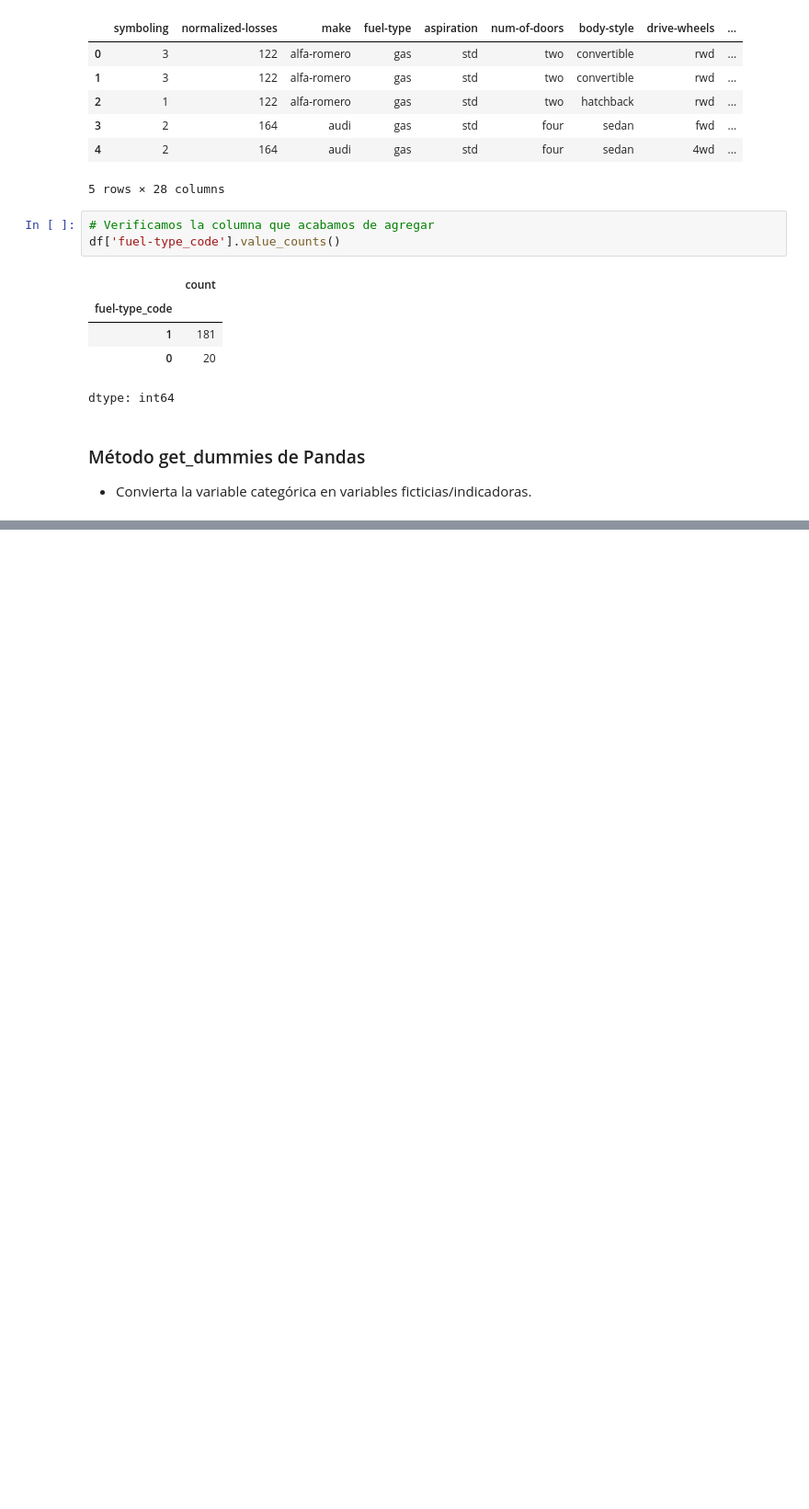
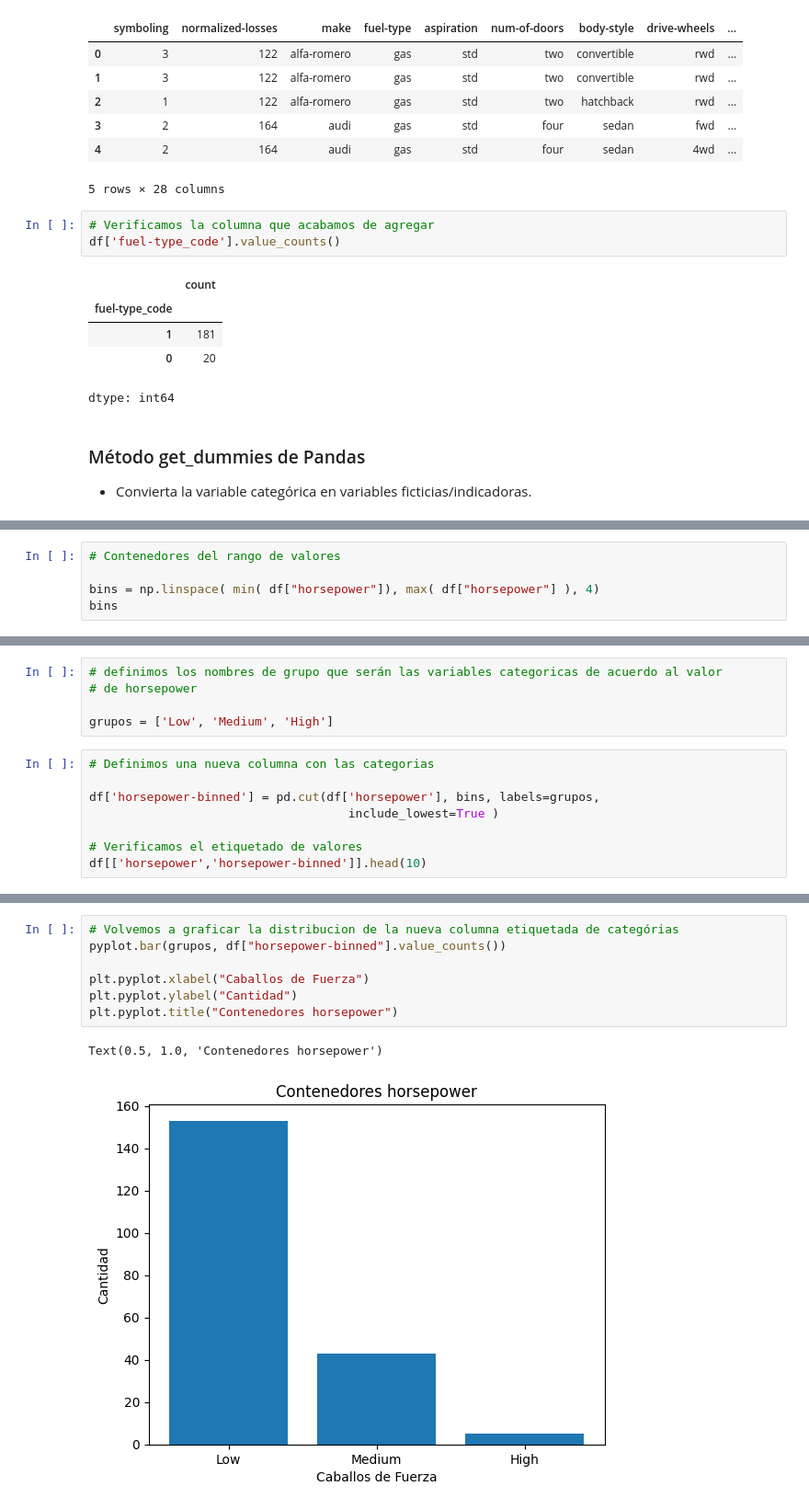
Before and after one commit to 25CristopherJoshuaReyesGtz1405/MachineLearning, a Jupyter notebook: Machine_Learning_Y_Deep_Learning_Práctica_No_1_Unidad_1.ipynb, the cells around one changed output, grey strips where cells are left out. Shown at 92% size. Drawn from its saved outputs; the diff is of its cells as text; blank space fills up the shorter version.

```diff
--- a/Machine_Learning_Y_Deep_Learning_Práctica_No_1_Unidad_1.ipynb
+++ b/Machine_Learning_Y_Deep_Learning_Práctica_No_1_Unidad_1.ipynb
@@ -573,0 +676,5 @@ dtype: int64
+# %%
+# Contenedores del rango de valores
+
+bins = np.linspace( min( df["horsepower"]), max( df["horsepower"] ), 4)
+bins
@@ -573,0 +683,13 @@ dtype: int64
+# %%
+# definimos los nombres de grupo que serán las variables categoricas de acuerdo al valor
+# de horsepower
+
+grupos = ['Low', 'Medium', 'High']
+# %%
+# Definimos una nueva columna con las categorias
+
+df['horsepower-binned'] = pd.cut(df['horsepower'], bins, labels=grupos,
+                                    include_lowest=True )
+
+# Verificamos el etiquetado de valores
+df[['horsepower','horsepower-binned']].head(10)
@@ -573,0 +718,10 @@ dtype: int64
+# %%
+# Volvemos a graficar la distribucion de la nueva columna etiquetada de categórias
+pyplot.bar(grupos, df["horsepower-binned"].value_counts())
+
+plt.pyplot.xlabel("Caballos de Fuerza")
+plt.pyplot.ylabel("Cantidad")
+plt.pyplot.title("Contenedores horsepower")
+# %% [output]
+Text(0.5, 1.0, 'Contenedores horsepower')
+[figure, added]
```
Also changed, not shown: parts of 14 cells of this notebook.
